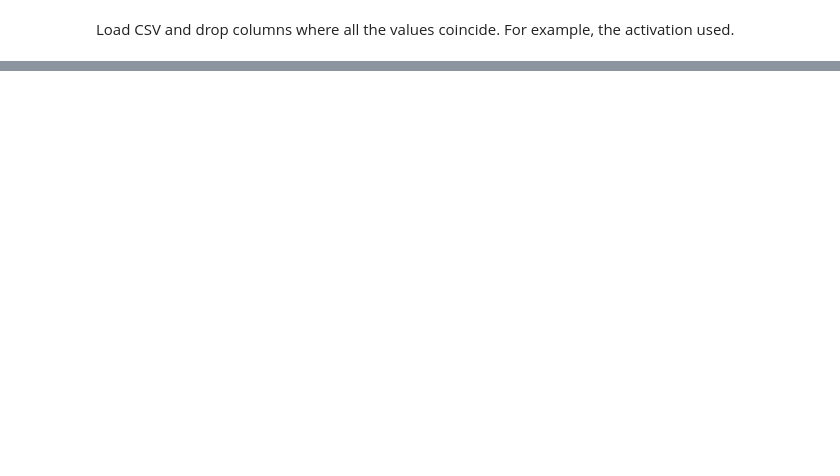
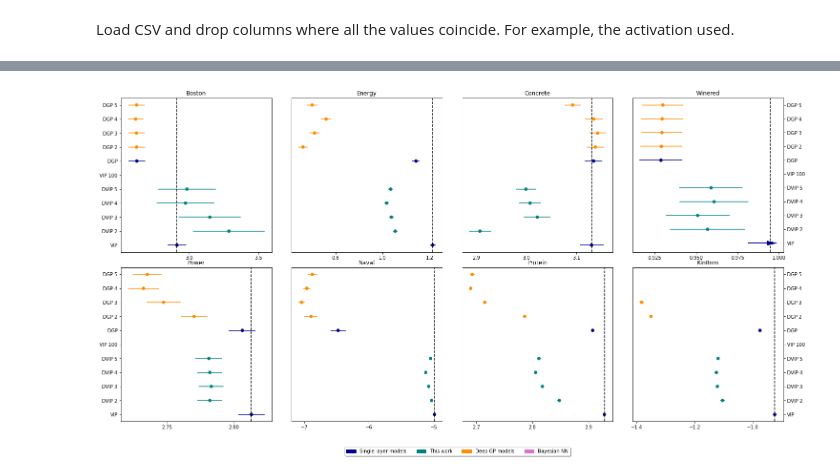
Before and after one commit to Ludvins/DeepVIP, a Jupyter notebook: results/see_results.ipynb, the cells around one changed output, grey strips where cells are left out. Saved outputs shown, nothing was run; the diff lists cells and outputs as text; code cells hidden in the pictures; blank space fills up the shorter version.

```diff
--- a/results/see_results.ipynb
+++ b/results/see_results.ipynb
@@ -224,0 +280,4 @@ plt.show()
+# %%
+plot_datasets(dataset_names, model_names, colors, "NLL")
+# %% [output]
+[figure, added]
```
Also changed, not shown: parts of 45 cells of this notebook, 16 other files.
